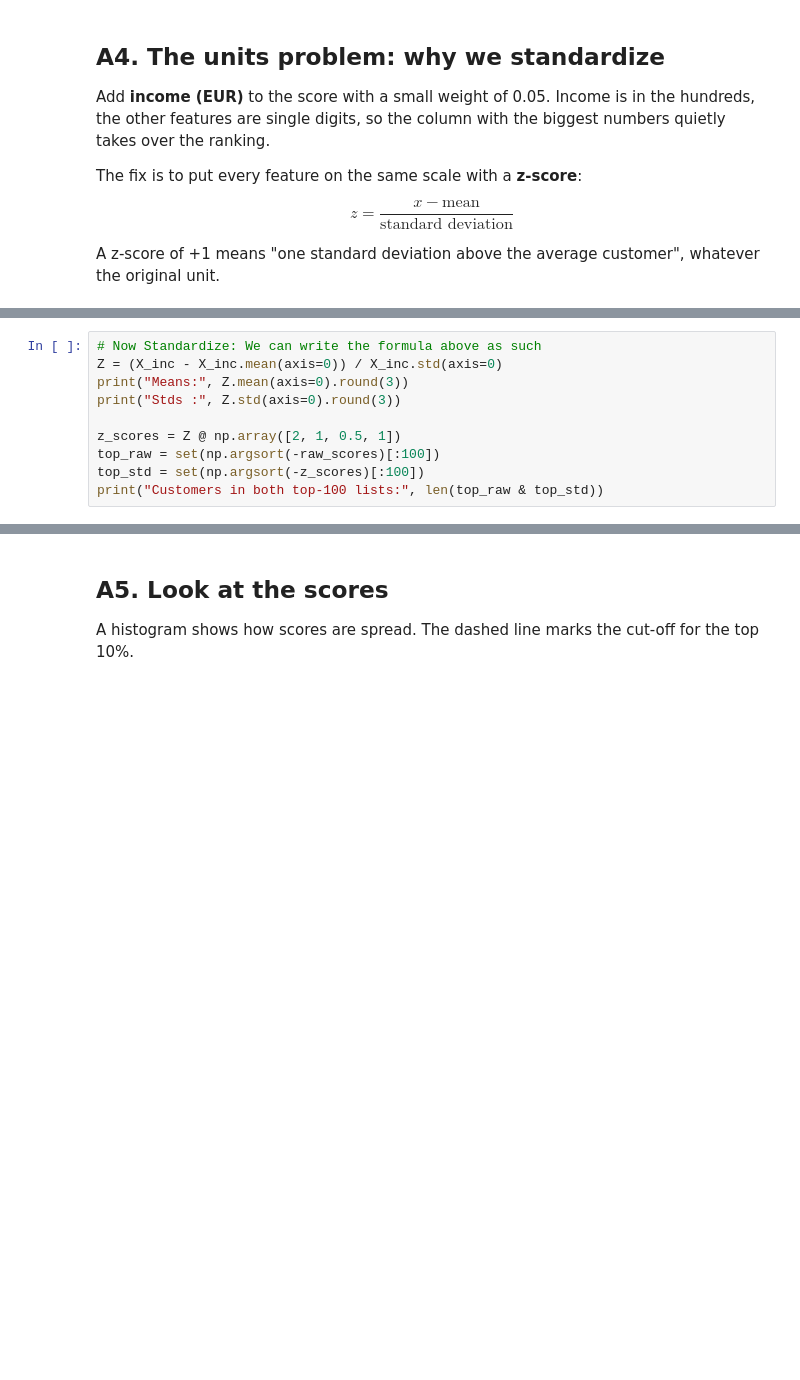
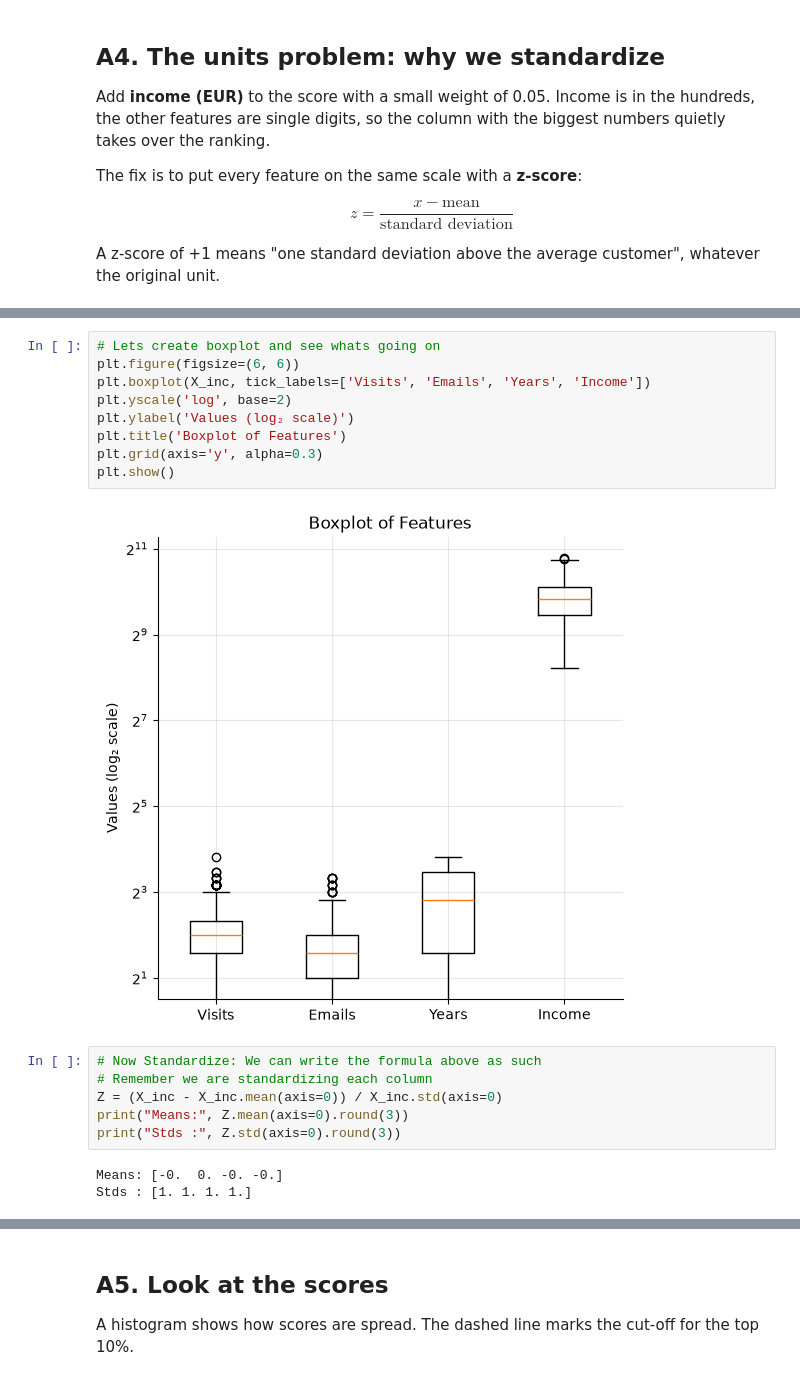
Before and after one commit to ilirsheraj/AI-Business, a Jupyter notebook: Week_02_Fundamentals/week_02_churning_basic_numy_pandas.ipynb, the cells around one changed output, grey strips where cells are left out. Saved outputs shown, nothing was run; the diff lists cells and outputs as text; blank space fills up the shorter version.

```diff
--- a/Week_02_Fundamentals/week_02_churning_basic_numy_pandas.ipynb
+++ b/Week_02_Fundamentals/week_02_churning_basic_numy_pandas.ipynb
@@ -182,10 +243,20 @@ print("Average contribution of each feature:", contrib.mean(axis=0).round(1))
+# %%
+# Lets create boxplot and see whats going on
+plt.figure(figsize=(6, 6))
+plt.boxplot(X_inc, tick_labels=['Visits', 'Emails', 'Years', 'Income'])
+plt.yscale('log', base=2)
+plt.ylabel('Values (log₂ scale)')
+plt.title('Boxplot of Features')
+plt.grid(axis='y', alpha=0.3)
+plt.show()
+# %% [output]
+[figure, added]
 # %%
 # Now Standardize: We can write the formula above as such
+# Remember we are standardizing each column
 Z = (X_inc - X_inc.mean(axis=0)) / X_inc.std(axis=0)
 print("Means:", Z.mean(axis=0).round(3))
 print("Stds :", Z.std(axis=0).round(3))
-
-z_scores = Z @ np.array([2, 1, 0.5, 1])
-top_raw = set(np.argsort(-raw_scores)[:100])
-top_std = set(np.argsort(-z_scores)[:100])
-print("Customers in both top-100 lists:", len(top_raw & top_std))
+# %% [output]
+Means: [-0.  0. -0. -0.]
+Stds : [1. 1. 1. 1.]
```
Also changed, not shown: parts of 48 cells of this notebook.
